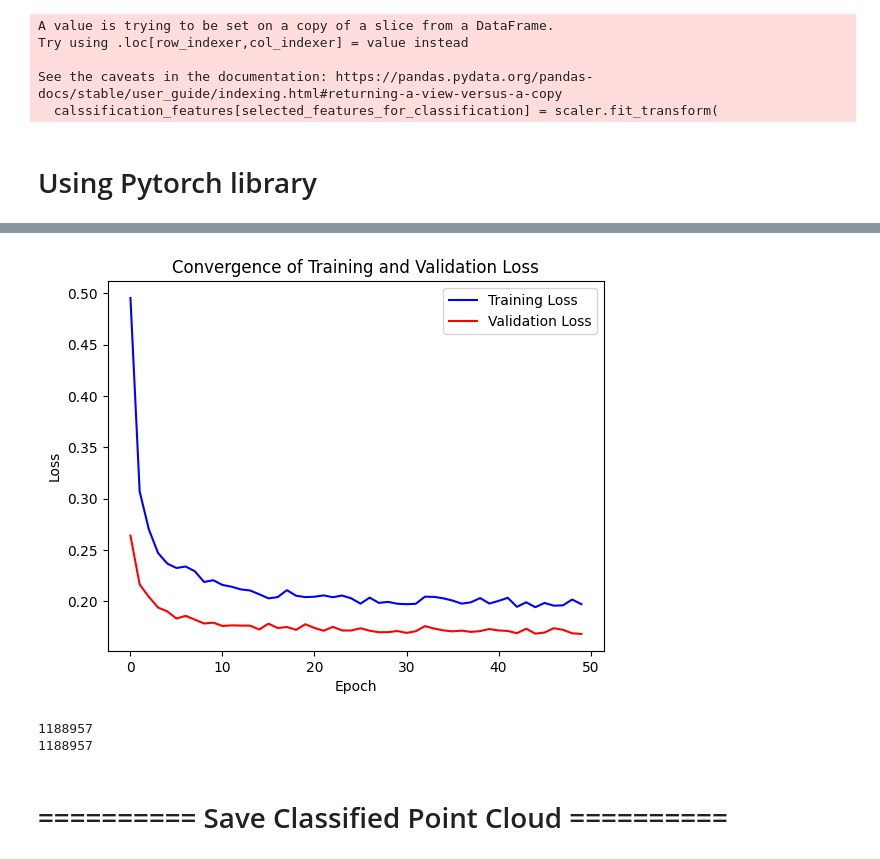
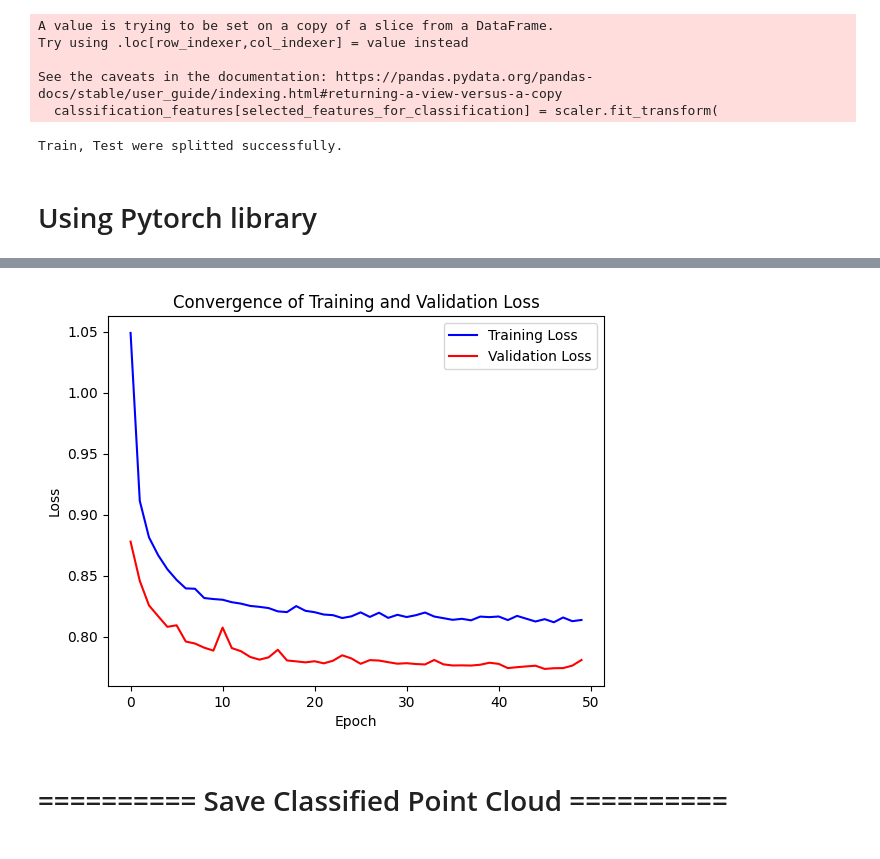
Before and after one commit to doubletran/PointCloudML, a Jupyter notebook: NeuralNetwork_Pytorch_Sklearn.ipynb, the cells around one changed output, grey strips where cells are left out. Cells and saved outputs as stored; diff of their text form; code cells hidden in the pictures.

```diff
--- a/NeuralNetwork_Pytorch_Sklearn.ipynb
+++ b/NeuralNetwork_Pytorch_Sklearn.ipynb
@@ -313,3 +347,48 @@ See the caveats in the documentation: https://pandas.pydata.org/pandas-docs/stab
+# %%
+tree_las_path="Train_Tree.las"
+car_las_path="Train_Car.las"
+building_las_path="Train_Building.las"
+ground_las_path="Train_Ground.las"
+n_radius=1
+trees_df, _, _, _ = read_point_cloud(tree_las_path)
+cars_df, _, _, _ = read_point_cloud(car_las_path)
+buildings_df, _, _, _ = read_point_cloud(building_las_path)
+ground_df, _, _, _ = read_point_cloud(ground_las_path)
+
+
+
+# =========================
+# Extract features
+# =========================
+X_tree, feature_names = extract_feature(trees_df, n_radius)
+X_ground, _ = extract_feature(ground_df, n_radius)
+X_car, _ = extract_feature(cars_df, n_radius)
+X_building, _ = extract_feature(buildings_df, n_radius)
+
+
+# =========================
+# Generate labels
+# =========================
+y_tree = np.ones(len(X_tree)) * 1        # trees
+y_ground = np.ones(len(X_ground)) * 0    # ground
+y_car = np.ones(len(X_car)) * 2          # cars
+y_building = np.ones(len(X_building)) * 3 # buildings
+
+
+# =========================
+# Combine dataset
+# =========================
+X= np.vstack([X_tree,X_ground,X_car,X_building])
+
+y= np.concatenate([y_tree,y_ground,y_car,y_building])
+scaler = StandardScaler()
+
+X = scaler.fit_transform(X)
+# Train Test Split
+X_train, X_test, y_train, y_test = train_test_split(X,y , test_size=test_samples_size)
+print("Train, Test were splitted successfully.")
+# %% [output]
+Train, Test were splitted successfully.
 # %% [markdown]
 # Using Pytorch library
 # %%
@@ -317,7 +396,13 @@ See the caveats in the documentation: https://pandas.pydata.org/pandas-docs/stab
 import torch
 import torch.nn as nn
 import torch.optim as optim
-
+dropout_rate = 0.1  # You can set this to 0.1, 0.3, etc.
+neuron_layer_1 = 5
+neuron_layer_2 = 10
+neuron_layer_3 = 5
+max_iteration = 50
+test_samples_size = 0.3
+batch_size = 512
 torch.manual_seed(42)
 
 # Convert to PyTorch tensors
@@ -334,18 +419,7 @@ output_dim = len(np.unique(y_train))
 
 
 
-'''
-# model without batch normalization and dropout
-model = nn.Sequential(
-    nn.Linear(input_dim, neuron_layer_1),
-    nn.Sigmoid(),
-    nn.Linear(neuron_layer_1, neuron_layer_2),
-    nn.Sigmoid(),
-    nn.Linear(neuron_layer_3, neuron_layer_3),
-    nn.Sigmoid(),
-    nn.Linear(neuron_layer_3, output_dim)
-)
-'''
+
 # Model with dropout and batch normalization
 model = nn.Sequential(
     nn.Linear(input_dim, neuron_layer_1),
@@ -409,14 +483,4 @@ plt.ylabel('Loss')
 plt.title('Convergence of Training and Validation Loss')
 plt.legend()
 plt.show()
-
-
-X_all_torch = torch.tensor(calssification_features.values, dtype=torch.float32).to(device)
-with torch.no_grad():
-    val_out = model(X_all_torch)
-    all_labels = val_out.argmax(dim=1).cpu().numpy()  # shape: (N,)
-
-print(len(all_labels))  # Should equal len(point_cloud_data_frame)
-print(len(point_cloud_data_frame))
-point_cloud_data_frame['classification_labels'] = all_labels
 # %% [output]
@@ -440,3 +504 @@ Epoch 50/50, Train Loss: 0.1972, Val Loss: 0.1682
-[figure, old version]
+[figure, new version]
-1188957
-1188957
```
Also changed, not shown: parts of 4 cells of this notebook.
